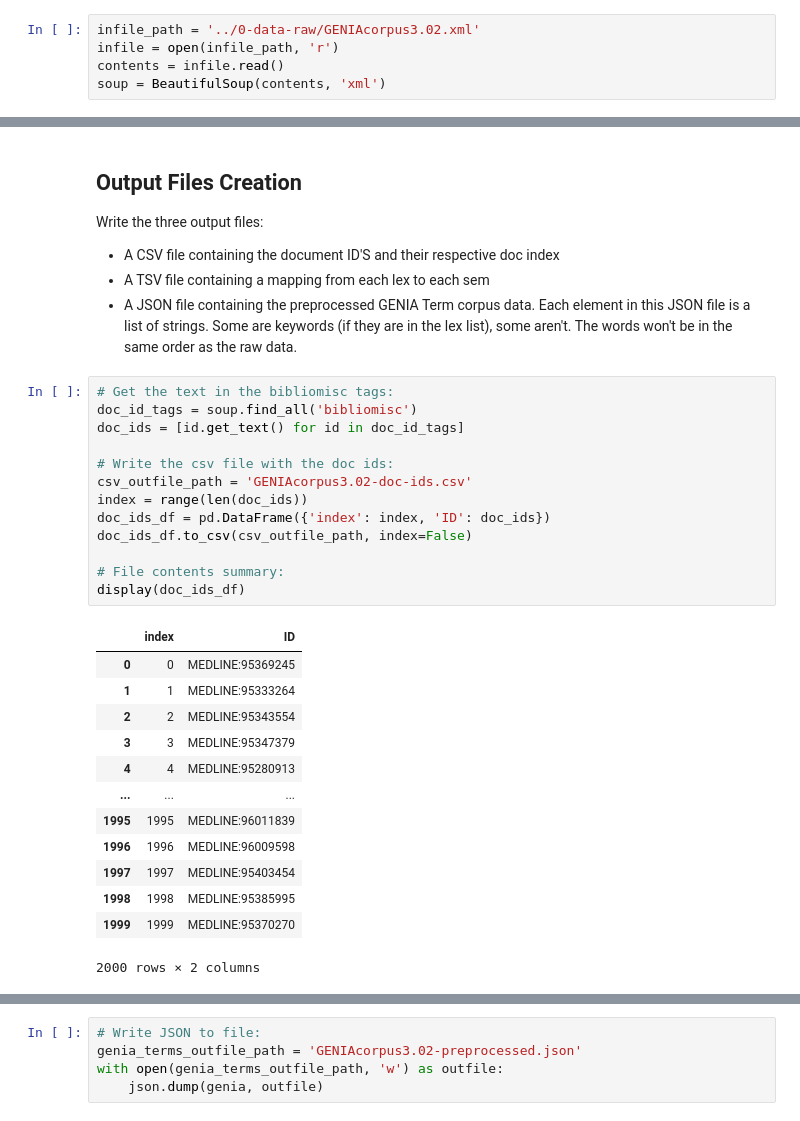
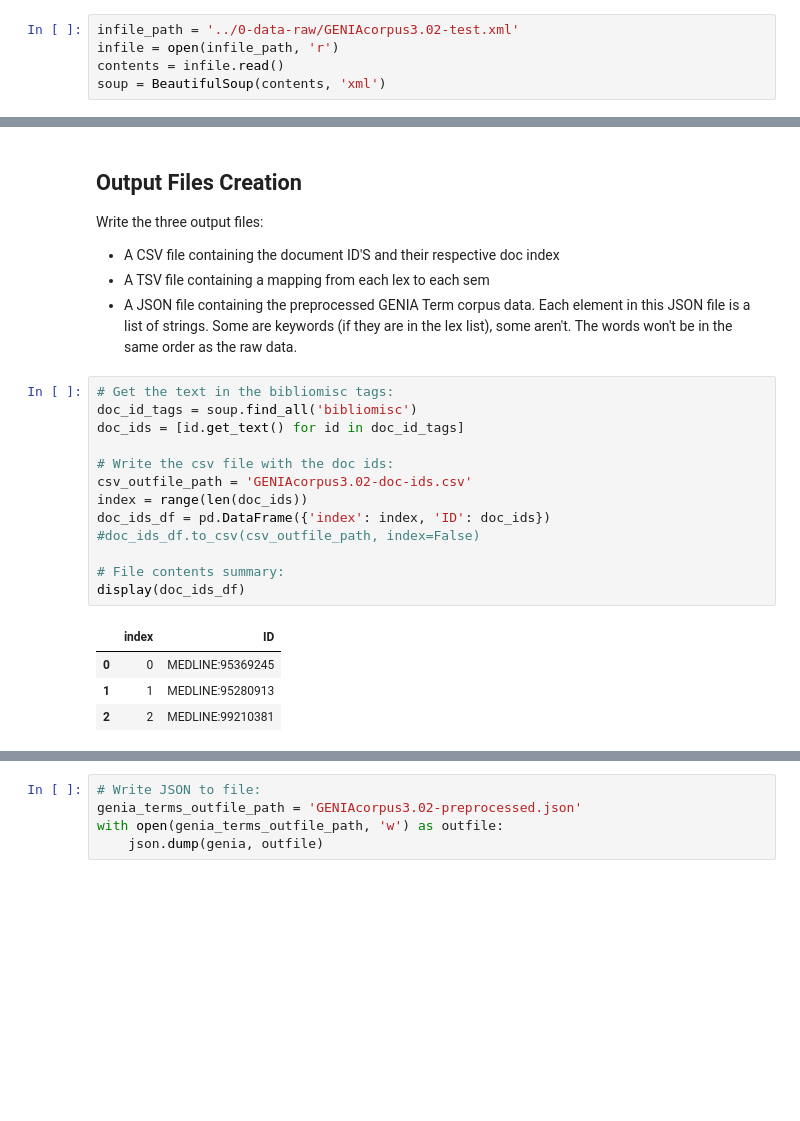
Before and after one commit to Sheridan-Stable/bursty-term-measure, a Jupyter notebook: genia/1-preprocessing/preprocessing-redo.ipynb, the cells around one changed output, grey strips where cells are left out. Cells and saved outputs as stored; diff of their text form; blank space fills up the shorter version.

Commit message:
test data and related files initial import + preprocessing test script

```diff
--- a/genia/1-preprocessing/preprocessing-redo.ipynb
+++ b/genia/1-preprocessing/preprocessing-redo.ipynb
@@ -84,7 +82,7 @@ def take_out_str(arr, s):
 # %% [markdown]
 ### Read in the Raw Data
 # %%
-infile_path = '../0-data-raw/GENIAcorpus3.02.xml'
+infile_path = '../0-data-raw/GENIAcorpus3.02-test.xml'
 infile = open(infile_path, 'r')
 contents = infile.read()
 soup = BeautifulSoup(contents, 'xml')
@@ -237,30 +259,21 @@ Write the three output files:
 # %%
 # Get the text in the bibliomisc tags:
 doc_id_tags = soup.find_all('bibliomisc')
 doc_ids = [id.get_text() for id in doc_id_tags]
 
 # Write the csv file with the doc ids:
 csv_outfile_path = 'GENIAcorpus3.02-doc-ids.csv'
 index = range(len(doc_ids))
 doc_ids_df = pd.DataFrame({'index': index, 'ID': doc_ids})
-doc_ids_df.to_csv(csv_outfile_path, index=False)
+#doc_ids_df.to_csv(csv_outfile_path, index=False)
 
 # File contents summary:
 display(doc_ids_df)
 # %% [output]
 |  | index | ID |
 | 0 | 0 | MEDLINE:95369245 |
-| 1 | 1 | MEDLINE:95333264 |
-| 2 | 2 | MEDLINE:95343554 |
-| 3 | 3 | MEDLINE:95347379 |
-| 4 | 4 | MEDLINE:95280913 |
-| ... | ... | ... |
-| 1995 | 1995 | MEDLINE:96011839 |
-| 1996 | 1996 | MEDLINE:96009598 |
-| 1997 | 1997 | MEDLINE:95403454 |
-| 1998 | 1998 | MEDLINE:95385995 |
-| 1999 | 1999 | MEDLINE:95370270 |
+| 1 | 1 | MEDLINE:95280913 |
+| 2 | 2 | MEDLINE:99210381 |
-2000 rows × 2 columns
 # %%
 # Write semantic classes to TSV:
 genia_keywords_outfile_path = 'GENIAcorpus3.02-keywords.tsv'
```
Also changed, not shown: parts of 10 cells of this notebook, 5 other files.
